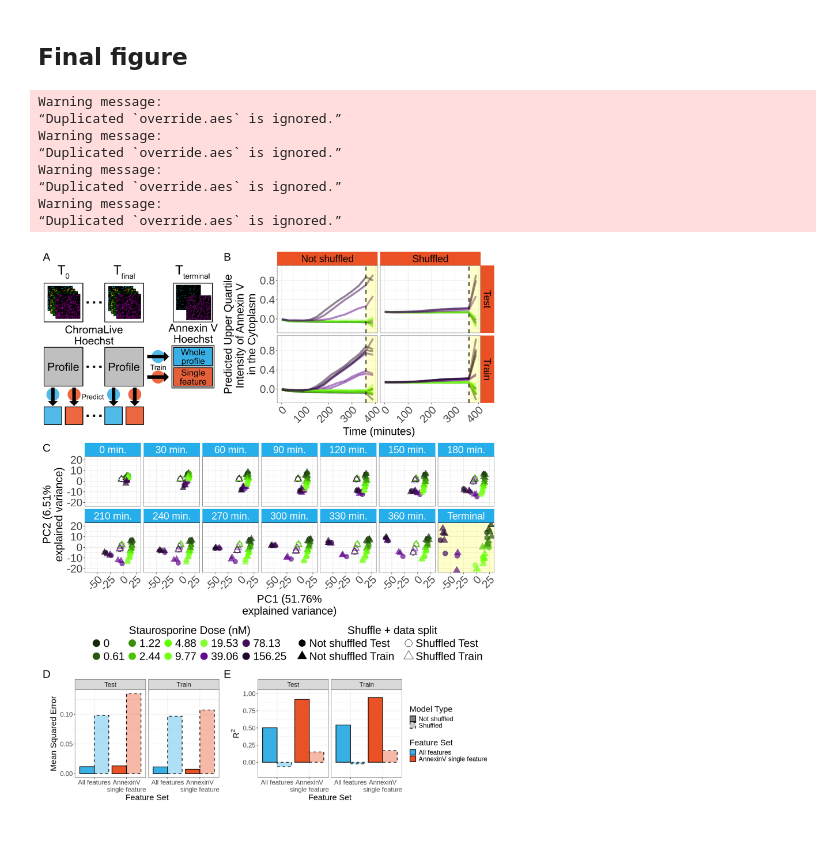
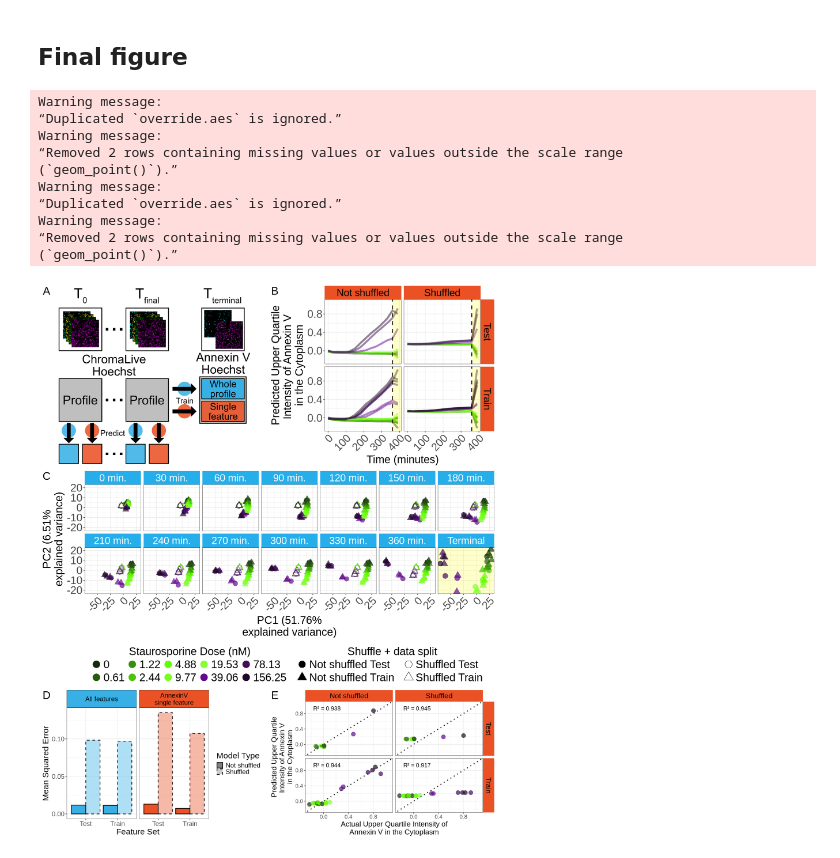
Before and after one commit to WayScience/live_cell_timelapse_apoptosis_analysis, a Jupyter notebook: 5.bulk_timelapse_model/notebooks/4.plot_results.ipynb, the cells around one changed output. Cells and saved outputs as stored; diff of their text form; code cells hidden in the pictures.

Commit message:
update figure 6

```diff
--- a/5.bulk_timelapse_model/notebooks/4.plot_results.ipynb
+++ b/5.bulk_timelapse_model/notebooks/4.plot_results.ipynb
@@ -634,0 +593,28 @@ Warning message:
+# %%
+
+# rename metadata_shuffled to shuffled
+actual_results$shuffled <- actual_results$Metadata_shuffled
+actual_results_single_annexinV$shuffled <- actual_results$Metadata_shuffled
+# drop the Metadata_shuffled column
+actual_results <- actual_results %>%
+  select(-Metadata_shuffled)
+actual_results_single_annexinV <- actual_results_single_annexinV %>%
+  select(-Metadata_shuffled)
+# duplicate the actual results so that there are copies for the
+# train model, test model, shuffled train model, and shuffled test model
+actual_results <- rbind(actual_results, actual_results)
+actual_results_single_annexinV <- rbind(actual_results_single_annexinV, actual_results_single_annexinV)
+# add a column to indicate which model the row is for
+actual_results$shuffled <- rep(c("shuffled", "not_shuffled"), each = nrow(actual_results) / 2)
+actual_results_single_annexinV$shuffled <- rep(c("shuffled", "not_shuffled"), each = nrow(actual_results_single_annexinV) / 2)
+# # rename the single feature column to have a suffix of "actual"
+actual_results_single_annexinV <- actual_results_single_annexinV %>% rename(!!paste0(single_feature, "_actual") := single_feature)
+
+# get only the last timepoints
+subset_results <- subset_results %>% slice_max(order_by = Metadata_Time, n = 1)
+# get only the single feature and the metadata columns
+subset_results_single_feature <- subset_results %>% select(c(Metadata_Well, Metadata_dose, shuffled, single_feature))
+# rename the single feature column to have a suffix of "predicted"
+subset_results_single_feature <- subset_results_single_feature %>% rename(!!paste0(single_feature, "_predicted") := single_feature)
+# merge the subset results and actual results
+merged_results <- merge(subset_results_single_feature, actual_results_single_annexinV, by = c("Metadata_Well", "Metadata_dose", "shuffled"))
@@ -671,13 +802,11 @@ ggsave(
     height = height,
     dpi = 600
 )
-# %%
-mse_plot <- mse_plot + theme(legend.position = "none")
 # %%
 layout <- "
-AABB
-CCCC
-DDEE
+AAABBB
+CCCCCC
+DDDEEE
 "
 height <- 17
 width <- 14
@@ -688,37 +817,40 @@ final_plot <- (
 
     + wrap_elements(full = Terminal_Cytoplasm_Intensity_UpperQuartileIntensity_AnnexinV_plot)
     + wrap_elements(full = pca_over_time_plot)
-    + mse_plot
-    + r2_plot
+    + wrap_elements(full = mse_plot)
+    # + r2_plot
+    + wrap_elements(full = actual_vs_predicted_plot)
 
 
    + plot_layout(
         design = layout,
-        heights = c(1, 1.2, 0.5),   # relative height of each row (A/B/C row, D row, E row)
+        heights = c(1, 1.2, 0.8),   # relative height of each row (A/B/C row, D row, E row)
         widths  = c(1, 1, 1, 1) # relative width of each column
       )
     + plot_annotation(tag_levels = 'A')
     & theme(
         plot.tag = element_text(size = 24),
         plot.margin = margin(t = 5, r = 5, b = 5, l = 5)  # shrink/grow gap between all panels
       )
 )
 
 ggsave(
     filename = "../figures/final_predicted_terminal_profiles_from_all_time_points.png",
     plot = final_plot,
     width = width,
     height = height,
     dpi = 600
 )
 final_plot
 # %% [output]
 Warning message:
 “Duplicated `override.aes` is ignored.”
 Warning message:
-“Duplicated `override.aes` is ignored.”
+“Removed 2 rows containing missing values or values outside the scale range
+(`geom_point()`).”
 Warning message:
 “Duplicated `override.aes` is ignored.”
 Warning message:
-“Duplicated `override.aes` is ignored.”
+“Removed 2 rows containing missing values or values outside the scale range
+(`geom_point()`).”
-[figure, old version]
+[figure, new version]
```
Also changed, not shown: parts of 13 cells of this notebook, 3 other files.
